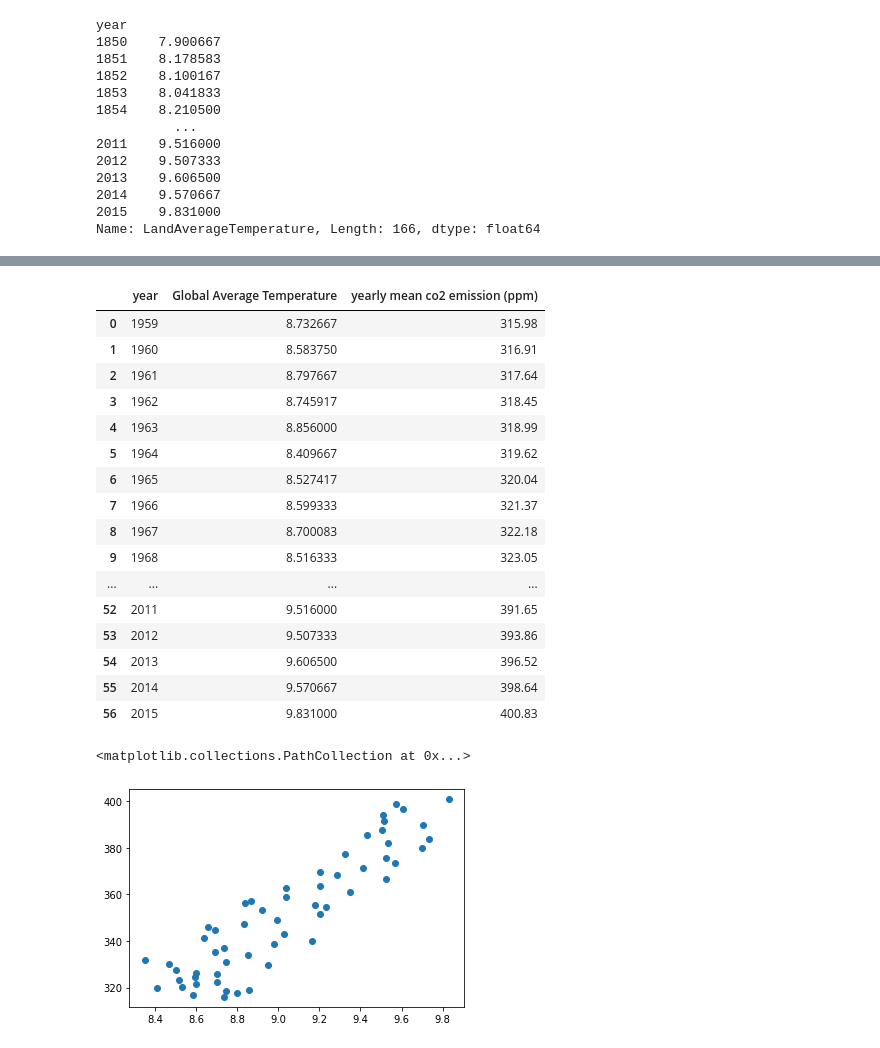
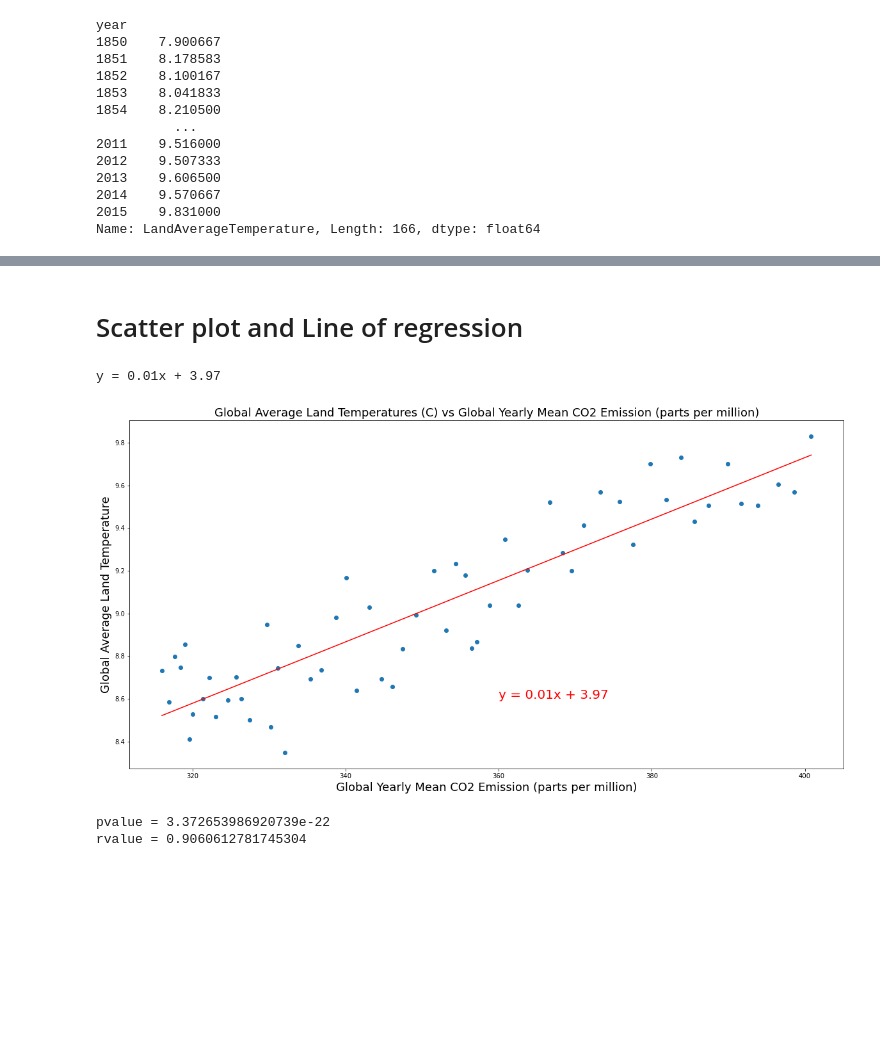
Before and after one commit to Heesu-H/project_1, a Jupyter notebook: global_ave_temperatures_heesu.ipynb, the cells around one changed output, grey strips where cells are left out. Saved outputs shown, nothing was run; the diff lists cells and outputs as text; code cells hidden in the pictures; blank space fills up the shorter version.

```diff
--- a/global_ave_temperatures_heesu.ipynb
+++ b/global_ave_temperatures_heesu.ipynb
@@ -115,3 +128,0 @@ ave_temps_year.rename(columns = {"LandAverageTemperature":"Global Average Temper
-# %%
-ave_temps_year.reset_index(drop = False, inplace = True)
-ave_temps_year
@@ -132,3 +146,3 @@ ave_temps_year
 # %%
-#yearly mean co2 emission (ppm)
-global_mean_co2_emission = pd.read_excel("../project_1_data/global_mean_CO2_emissions_year.xlsx")
+mean_co2_emission = pd.read_excel("../project_1_data/global_mean_CO2_emissions_year.xlsx")
+mean_co2_emission
@@ -134,0 +163,3 @@ global_mean_co2_emission = pd.read_excel("../project_1_data/global_mean_CO2_emis
+# %%
+merged_df = pd.merge(ave_temps_year, mean_co2_emission, on = "year", how = "outer")
+merged_df
@@ -135,3 +180,3 @@ global_mean_co2_emission = pd.read_excel("../project_1_data/global_mean_CO2_emis
 # %%
-df_merge = pd.merge(ave_temps_year, global_mean_co2_emission, how = "outer", on = "year")
-df_merge.dropna(how = "any", inplace = True)
+merged_df.dropna(how = "any", inplace = True)
+merged_df
@@ -138,30 +201,36 @@ df_merge.dropna(how = "any", inplace = True)
-# %%
-df_merge.reset_index(drop = True, inplace = True)
-df_merge
-# %% [output]
-|  | year | Global Average Temperature | yearly mean co2 emission (ppm) |
-| 0 | 1959 | 8.732667 | 315.98 |
-| 1 | 1960 | 8.583750 | 316.91 |
-| 2 | 1961 | 8.797667 | 317.64 |
-| 3 | 1962 | 8.745917 | 318.45 |
-| 4 | 1963 | 8.856000 | 318.99 |
-| 5 | 1964 | 8.409667 | 319.62 |
-| 6 | 1965 | 8.527417 | 320.04 |
-| 7 | 1966 | 8.599333 | 321.37 |
-| 8 | 1967 | 8.700083 | 322.18 |
-| 9 | 1968 | 8.516333 | 323.05 |
-| ... | ... | ... | ... |
-| 52 | 2011 | 9.516000 | 391.65 |
-| 53 | 2012 | 9.507333 | 393.86 |
-| 54 | 2013 | 9.606500 | 396.52 |
-| 55 | 2014 | 9.570667 | 398.64 |
-| 56 | 2015 | 9.831000 | 400.83 |
-# %%
-#scatter plot of yearly mean co2 emission vs
-x_axis = df_merge["Global Average Temperature"]
-y_axis = df_merge["yearly mean co2 emission (ppm)"]
-
-plt.scatter(x_axis,y_axis)
-# %% [output]
-<matplotlib.collections.PathCollection at 0x...>
-[figure, removed]
+# %% [markdown]
+# Scatter plot and Line of regression
+# %%
+#creating x and y values
+x_values = merged_df["yearly mean co2 emission (ppm)"]
+y_values = merged_df["Global Average Temperature"]
+
+
+#scatter plot configuration
+plt.figure(figsize=(20, 10))
+plt.scatter(x_values, y_values)
+plt.xlabel("Global Yearly Mean CO2 Emission (parts per million)", fontsize=18)
+plt.ylabel("Global Average Land Temperature", fontsize=18)
+plt.title("Global Average Land Temperatures (C) vs Global Yearly Mean CO2 Emission (parts per million)", fontsize=18)
+
+#plotting line of regression
+(slope, intercept, rvalue, pvalue, stderr) = linregress(x_values, y_values)
+y_values_line = slope*x_values + intercept
+
+line_eq = f"y = {round(slope,2)}x + {round(intercept,2)}"
+
+plt.annotate(line_eq,(360,8.6),fontsize=20,color="red")
+print(f"y = {round(slope,2)}x + {round(intercept,2)}")
+
+plt.plot(x_values, y_values_line, color = "red")
+
+plt.show()
+# %% [output]
+y = 0.01x + 3.97
+[figure, added]
+# %%
+print(f"pvalue = {pvalue}")
+print(f"rvalue = {rvalue}")
+# %% [output]
+pvalue = 3.372653986920739e-22
+rvalue = 0.9060612781745304
```
Also changed, not shown: parts of 9 cells of this notebook.
